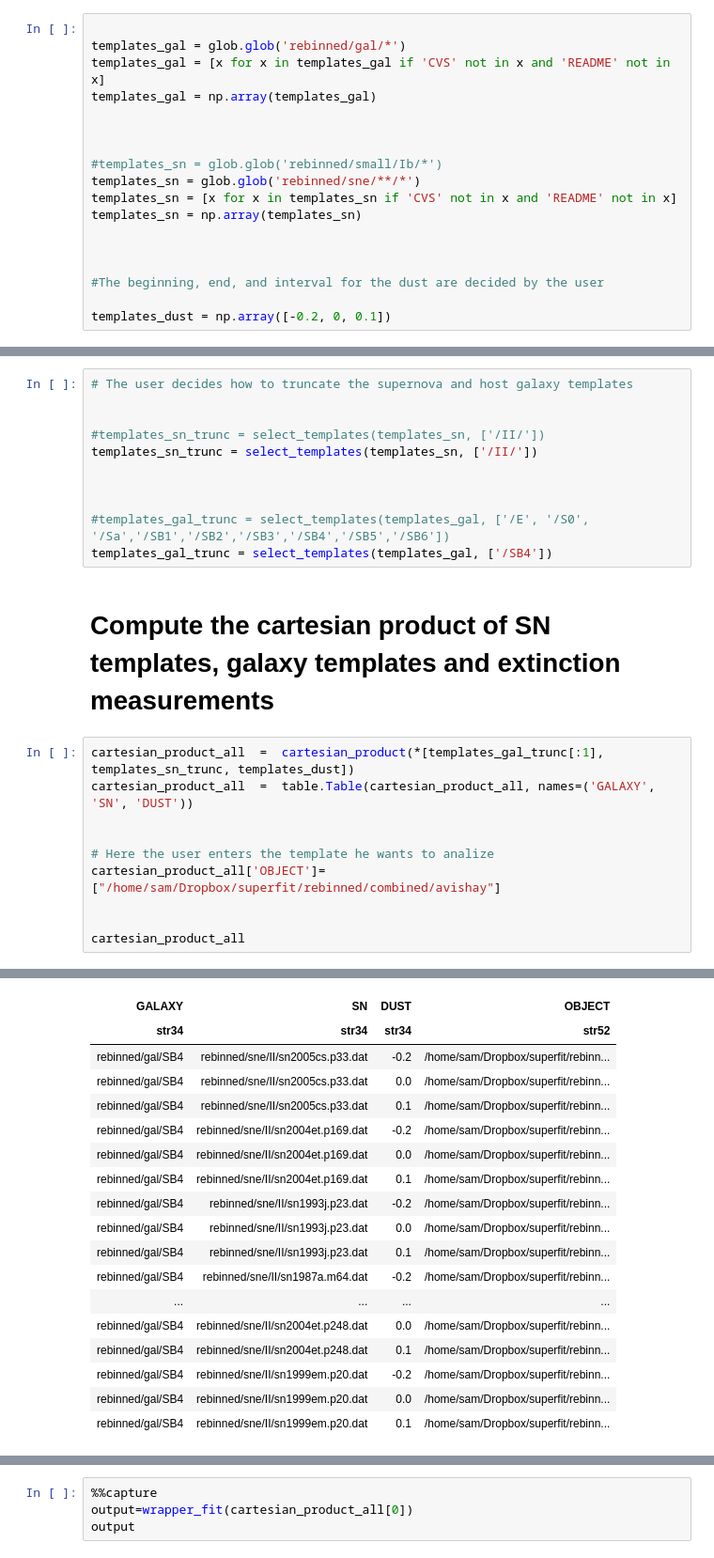
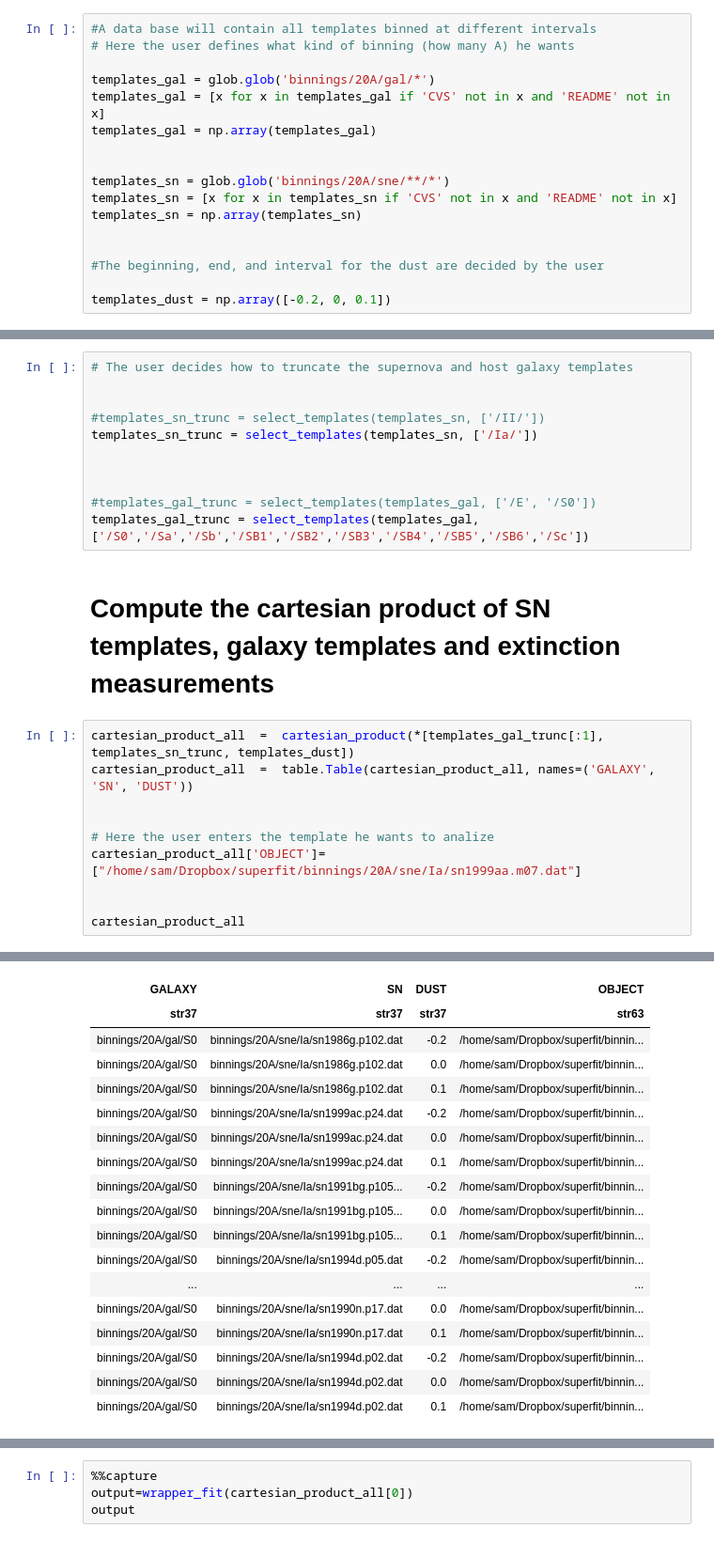
Before and after one commit to oyaron/NGSF, a Jupyter notebook: BFF.ipynb, the cells around one changed output, grey strips where cells are left out. Shown at 94% size. Cells and saved outputs as stored; diff of their text form.

```diff
--- a/BFF.ipynb
+++ b/BFF.ipynb
@@ -208,18 +207,17 @@ def wrapper_fit(DATABASE):
 # %% [markdown]
 # Read in spectral database
 # %%
+#A data base will contain all templates binned at different intervals
+# Here the user defines what kind of binning (how many A) he wants
 
-templates_gal = glob.glob('rebinned/gal/*')
+templates_gal = glob.glob('binnings/20A/gal/*')
 templates_gal = [x for x in templates_gal if 'CVS' not in x and 'README' not in x]
 templates_gal = np.array(templates_gal)
 
 
-
-#templates_sn = glob.glob('rebinned/small/Ib/*')
-templates_sn = glob.glob('rebinned/sne/**/*')
+templates_sn = glob.glob('binnings/20A/sne/**/*')
 templates_sn = [x for x in templates_sn if 'CVS' not in x and 'README' not in x]
 templates_sn = np.array(templates_sn)
-
 
 
 #The beginning, end, and interval for the dust are decided by the user
@@ -232,12 +230,12 @@ templates_dust = np.array([-0.2, 0, 0.1])
 
 
 #templates_sn_trunc = select_templates(templates_sn, ['/II/'])
-templates_sn_trunc = select_templates(templates_sn, ['/II/'])
+templates_sn_trunc = select_templates(templates_sn, ['/Ia/'])
 
 
 
-#templates_gal_trunc = select_templates(templates_gal, ['/E', '/S0', '/Sa','/SB1','/SB2','/SB3','/SB4','/SB5','/SB6'])
-templates_gal_trunc = select_templates(templates_gal, ['/SB4'])
+#templates_gal_trunc = select_templates(templates_gal, ['/E', '/S0'])
+templates_gal_trunc = select_templates(templates_gal, ['/S0','/Sa','/Sb','/SB1','/SB2','/SB3','/SB4','/SB5','/SB6','/Sc'])
 # %% [markdown]
 # Compute the cartesian product of SN templates, galaxy templates and extinction measurements
 # %%
@@ -246,7 +244,7 @@ cartesian_product_all  =  table.Table(cartesian_product_all, names=('GALAXY', 'S
 
 
 # Here the user enters the template he wants to analize
-cartesian_product_all['OBJECT']=["/home/sam/Dropbox/superfit/rebinned/combined/avishay"]
+cartesian_product_all['OBJECT']=["/home/sam/Dropbox/superfit/binnings/20A/sne/Ia/sn1999aa.m07.dat"]
 
 
 cartesian_product_all
@@ -255,21 +253,21 @@ Table length=288
 | GALAXY | SN | DUST | OBJECT |
-| str34 | str34 | str34 | str52 |
-| rebinned/gal/SB4 | rebinned/sne/II/sn2005cs.p33.dat | -0.2 | /home/sam/Dropbox/superfit/rebinn... |
-| rebinned/gal/SB4 | rebinned/sne/II/sn2005cs.p33.dat | 0.0 | /home/sam/Dropbox/superfit/rebinn... |
-| rebinned/gal/SB4 | rebinned/sne/II/sn2005cs.p33.dat | 0.1 | /home/sam/Dropbox/superfit/rebinn... |
-| rebinned/gal/SB4 | rebinned/sne/II/sn2004et.p169.dat | -0.2 | /home/sam/Dropbox/superfit/rebinn... |
-| rebinned/gal/SB4 | rebinned/sne/II/sn2004et.p169.dat | 0.0 | /home/sam/Dropbox/superfit/rebinn... |
-| rebinned/gal/SB4 | rebinned/sne/II/sn2004et.p169.dat | 0.1 | /home/sam/Dropbox/superfit/rebinn... |
-| rebinned/gal/SB4 | rebinned/sne/II/sn1993j.p23.dat | -0.2 | /home/sam/Dropbox/superfit/rebinn... |
-| rebinned/gal/SB4 | rebinned/sne/II/sn1993j.p23.dat | 0.0 | /home/sam/Dropbox/superfit/rebinn... |
-| rebinned/gal/SB4 | rebinned/sne/II/sn1993j.p23.dat | 0.1 | /home/sam/Dropbox/superfit/rebinn... |
-| rebinned/gal/SB4 | rebinned/sne/II/sn1987a.m64.dat | -0.2 | /home/sam/Dropbox/superfit/rebinn... |
+| str37 | str37 | str37 | str63 |
+| binnings/20A/gal/S0 | binnings/20A/sne/Ia/sn1986g.p102.dat | -0.2 | /home/sam/Dropbox/superfit/binnin... |
+| binnings/20A/gal/S0 | binnings/20A/sne/Ia/sn1986g.p102.dat | 0.0 | /home/sam/Dropbox/superfit/binnin... |
+| binnings/20A/gal/S0 | binnings/20A/sne/Ia/sn1986g.p102.dat | 0.1 | /home/sam/Dropbox/superfit/binnin... |
+| binnings/20A/gal/S0 | binnings/20A/sne/Ia/sn1999ac.p24.dat | -0.2 | /home/sam/Dropbox/superfit/binnin... |
+| binnings/20A/gal/S0 | binnings/20A/sne/Ia/sn1999ac.p24.dat | 0.0 | /home/sam/Dropbox/superfit/binnin... |
+| binnings/20A/gal/S0 | binnings/20A/sne/Ia/sn1999ac.p24.dat | 0.1 | /home/sam/Dropbox/superfit/binnin... |
+| binnings/20A/gal/S0 | binnings/20A/sne/Ia/sn1991bg.p105... | -0.2 | /home/sam/Dropbox/superfit/binnin... |
+| binnings/20A/gal/S0 | binnings/20A/sne/Ia/sn1991bg.p105... | 0.0 | /home/sam/Dropbox/superfit/binnin... |
+| binnings/20A/gal/S0 | binnings/20A/sne/Ia/sn1991bg.p105... | 0.1 | /home/sam/Dropbox/superfit/binnin... |
+| binnings/20A/gal/S0 | binnings/20A/sne/Ia/sn1994d.p05.dat | -0.2 | /home/sam/Dropbox/superfit/binnin... |
 | ... | ... | ... | ... |
-| rebinned/gal/SB4 | rebinned/sne/II/sn2004et.p248.dat | 0.0 | /home/sam/Dropbox/superfit/rebinn... |
-| rebinned/gal/SB4 | rebinned/sne/II/sn2004et.p248.dat | 0.1 | /home/sam/Dropbox/superfit/rebinn... |
-| rebinned/gal/SB4 | rebinned/sne/II/sn1999em.p20.dat | -0.2 | /home/sam/Dropbox/superfit/rebinn... |
-| rebinned/gal/SB4 | rebinned/sne/II/sn1999em.p20.dat | 0.0 | /home/sam/Dropbox/superfit/rebinn... |
-| rebinned/gal/SB4 | rebinned/sne/II/sn1999em.p20.dat | 0.1 | /home/sam/Dropbox/superfit/rebinn... |
+| binnings/20A/gal/S0 | binnings/20A/sne/Ia/sn1990n.p17.dat | 0.0 | /home/sam/Dropbox/superfit/binnin... |
+| binnings/20A/gal/S0 | binnings/20A/sne/Ia/sn1990n.p17.dat | 0.1 | /home/sam/Dropbox/superfit/binnin... |
+| binnings/20A/gal/S0 | binnings/20A/sne/Ia/sn1994d.p02.dat | -0.2 | /home/sam/Dropbox/superfit/binnin... |
+| binnings/20A/gal/S0 | binnings/20A/sne/Ia/sn1994d.p02.dat | 0.0 | /home/sam/Dropbox/superfit/binnin... |
+| binnings/20A/gal/S0 | binnings/20A/sne/Ia/sn1994d.p02.dat | 0.1 | /home/sam/Dropbox/superfit/binnin... |
 # %%
 index_array=range(len(cartesian_product_all))
 index_array
```
Also changed, not shown: parts of 8 cells of this notebook.
